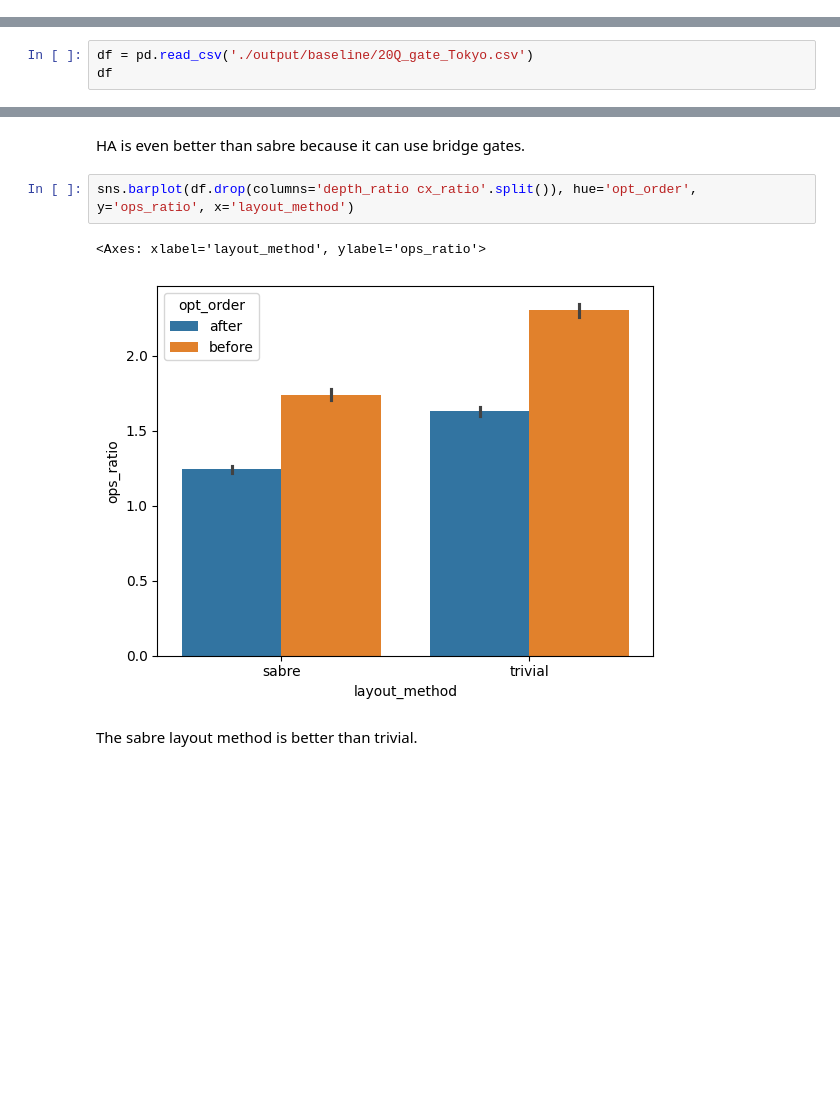
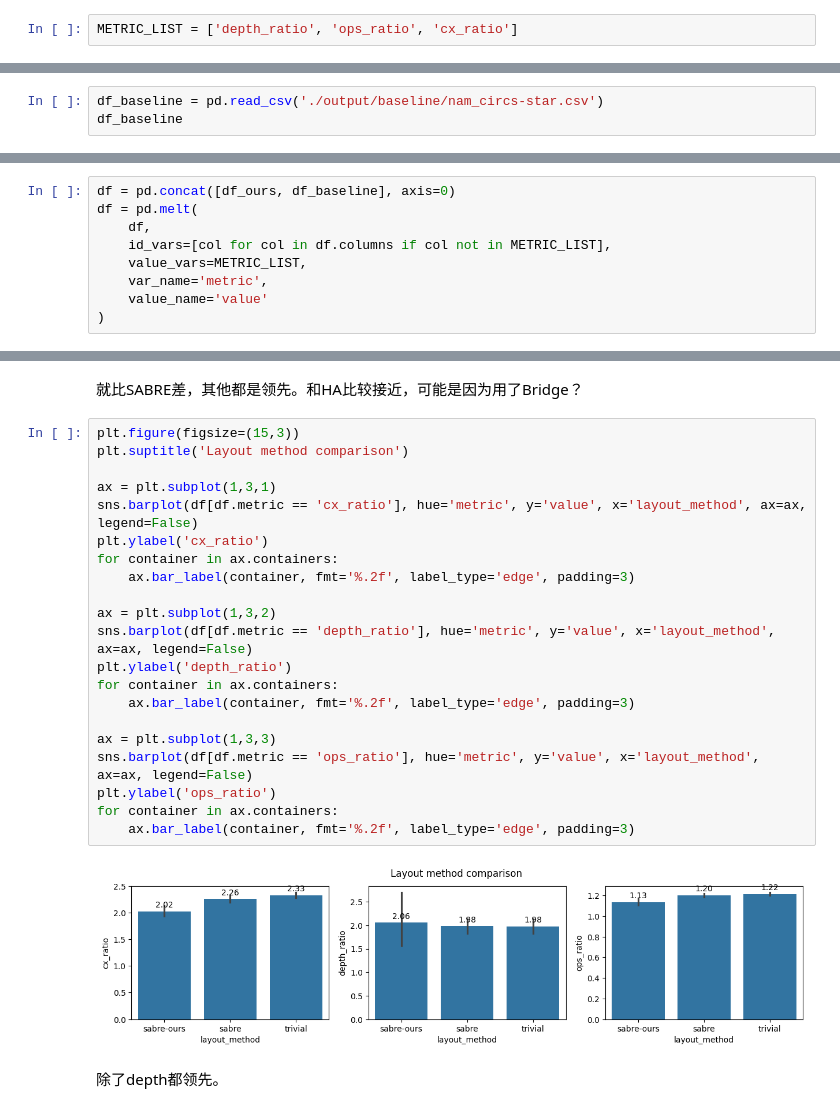
Before and after one commit to congfeng4/QuantumCompiler, a Jupyter notebook: run_baseline.ipynb, the cells around one changed output, grey strips where cells are left out. Saved outputs shown, nothing was run; the diff lists cells and outputs as text; blank space fills up the shorter version.

```diff
--- a/run_baseline.ipynb
+++ b/run_baseline.ipynb
@@ -4,0 +7,2 @@ import matplotlib.pyplot as plt
+# %%
+METRIC_LIST = ['depth_ratio', 'ops_ratio', 'cx_ratio']
@@ -5,5 +53,5 @@ import matplotlib.pyplot as plt
 # %%
-df = pd.read_csv('./output/baseline/20Q_gate_Tokyo.csv')
-df
+df_baseline = pd.read_csv('./output/baseline/nam_circs-star.csv')
+df_baseline
 # %% [output]
 |  | circuit | opt_order | opt_method | layout_method | routing_method | graph_name | depth_ratio | ops_ratio | ... |
@@ -38,0 +74,9 @@ sns.barplot(df.drop(columns='depth_ratio cx_ratio'.split()), hue='opt_order', y=
+# %%
+df = pd.concat([df_ours, df_baseline], axis=0)
+df = pd.melt(
+    df,
+    id_vars=[col for col in df.columns if col not in METRIC_LIST],
+    value_vars=METRIC_LIST,
+    var_name='metric',
+    value_name='value'
+)
@@ -48,9 +110,27 @@ sns.barplot(df.drop(columns='depth_ratio cx_ratio'.split()), hue='opt_order', y=
 # %% [markdown]
-HA is even better than sabre because it can use bridge gates.
+就比SABRE差，其他都是领先。和HA比较接近，可能是因为用了Bridge？
 # %%
-sns.barplot(df.drop(columns='depth_ratio cx_ratio'.split()), hue='opt_order', y='ops_ratio', x='layout_method')
+plt.figure(figsize=(15,3))
+plt.suptitle('Layout method comparison')
+
+ax = plt.subplot(1,3,1)
+sns.barplot(df[df.metric == 'cx_ratio'], hue='metric', y='value', x='layout_method', ax=ax, legend=False)
+plt.ylabel('cx_ratio')
+for container in ax.containers:
+    ax.bar_label(container, fmt='%.2f', label_type='edge', padding=3)
+
+ax = plt.subplot(1,3,2)
+sns.barplot(df[df.metric == 'depth_ratio'], hue='metric', y='value', x='layout_method', ax=ax, legend=False)
+plt.ylabel('depth_ratio')
+for container in ax.containers:
+    ax.bar_label(container, fmt='%.2f', label_type='edge', padding=3)
+
+ax = plt.subplot(1,3,3)
+sns.barplot(df[df.metric == 'ops_ratio'], hue='metric', y='value', x='layout_method', ax=ax, legend=False)
+plt.ylabel('ops_ratio')
+for container in ax.containers:
+    ax.bar_label(container, fmt='%.2f', label_type='edge', padding=3)
 # %% [output]
-<Axes: xlabel='layout_method', ylabel='ops_ratio'>
-[figure, old version]
+[figure, new version]
 # %% [markdown]
-The sabre layout method is better than trivial.
+除了depth都领先。
```
Also changed, not shown: parts of 14 cells of this notebook, 11 other files.
